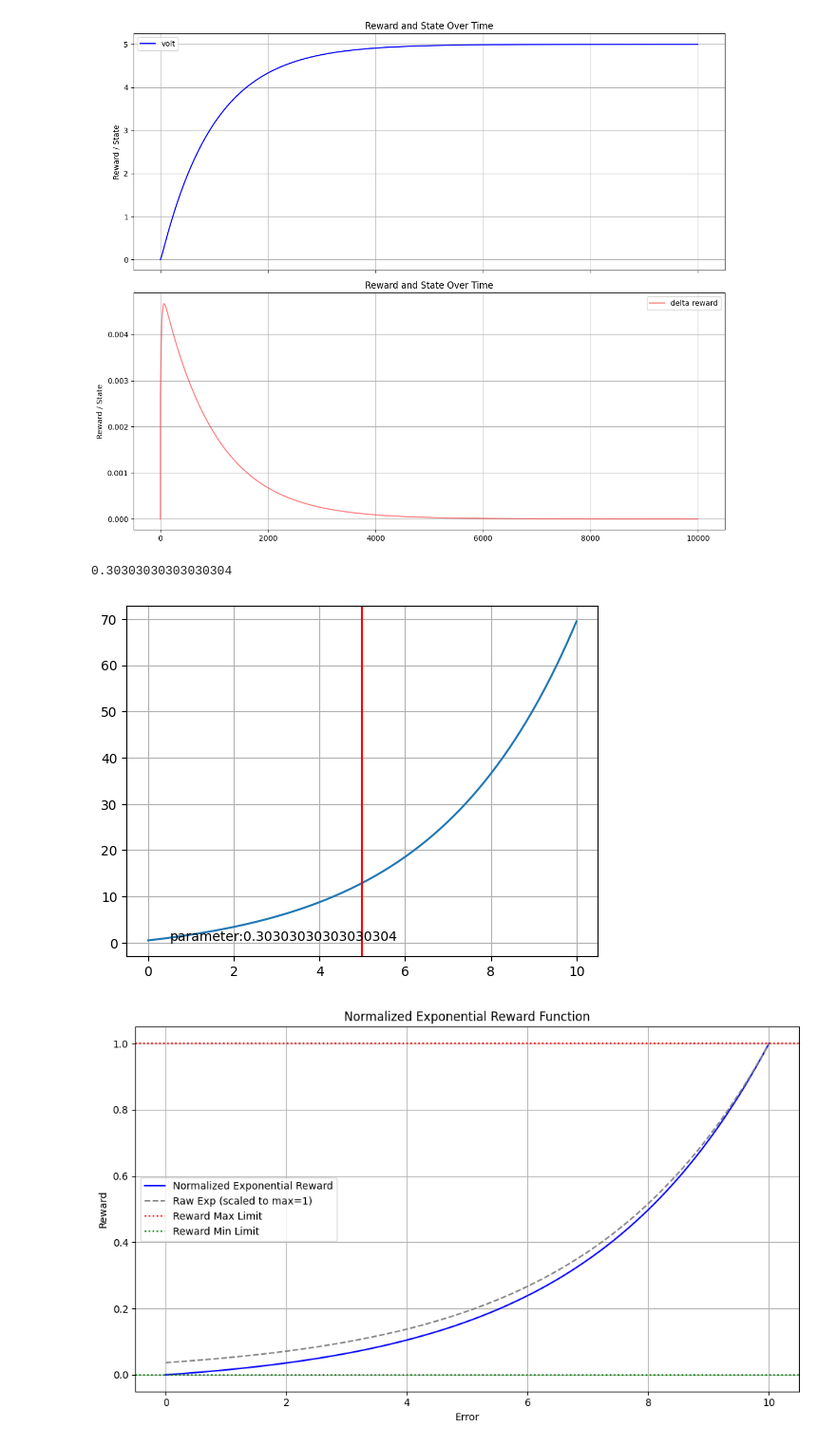
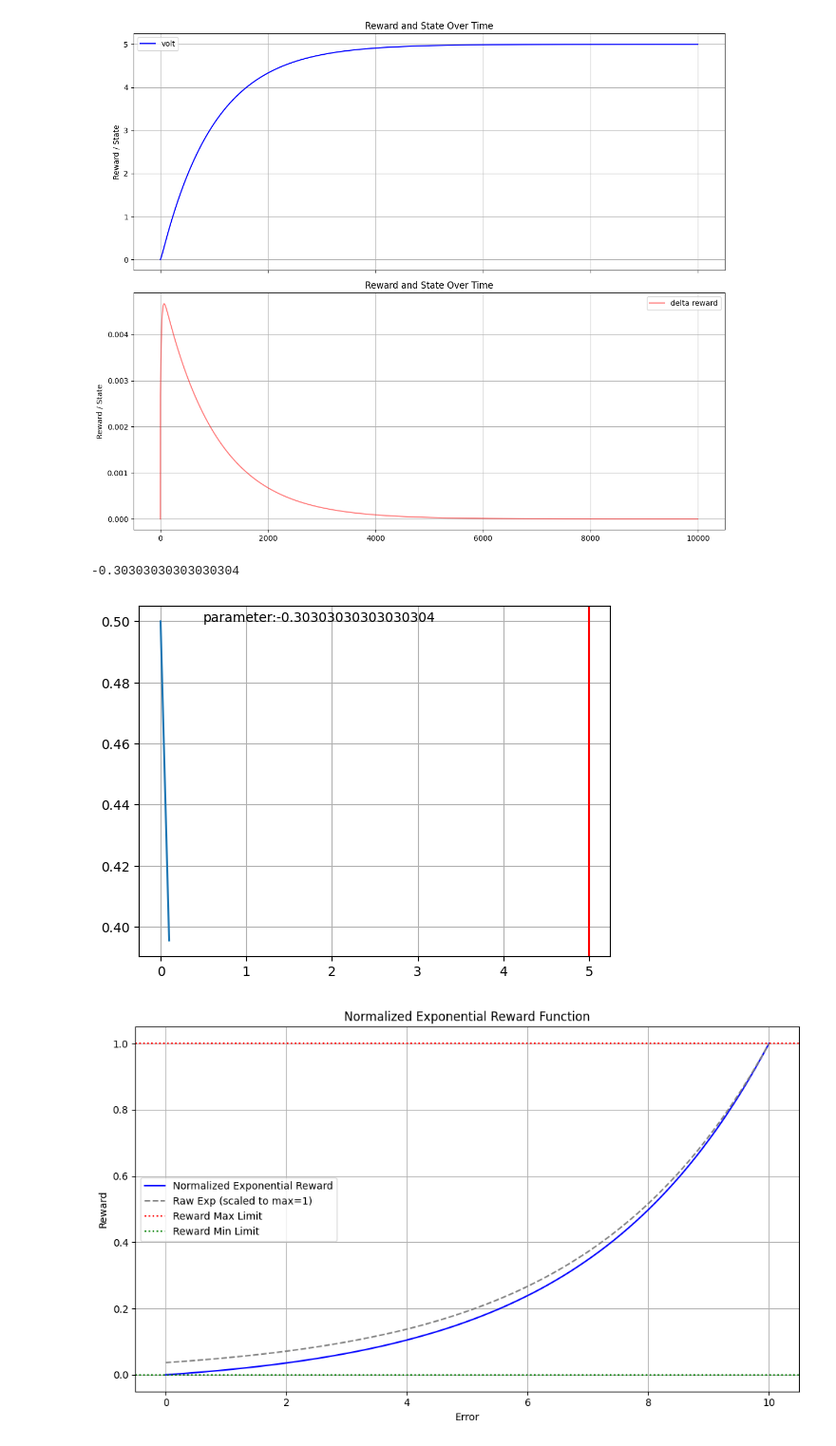
Before and after one commit to MizuSakura/AI_controller, a Jupyter notebook: monitor.ipynb, the cells around one changed output. Shown: that part at 95% size. Drawn from its saved outputs; the diff is of its cells as text; code cells hidden in the pictures.

```diff
--- a/monitor.ipynb
+++ b/monitor.ipynb
@@ -288,27 +288,27 @@ plt.show()
 # %%
 import numpy as np
 import matplotlib.pyplot as plt
 
 Max_error = 10
-parameter = Max_error / (0.33 * Max_error**2)
+parameter = Max_error / (0.33 * -Max_error**2)
 print(parameter)
-error = np.linspace(0,Max_error,1000)
+error = np.linspace(0,0.1,1000)
 max = 0.5
 min = -3
 reward =(max - min) * np.exp((parameter)*(error)) + (min)
 p = error
 
 setpoint = 1
 state = 0.8
 erorr_user = 5
 plt.plot(p,reward)
 plt.axvline(erorr_user,color= 'r')
 plt.text(0.5,0.5,f"parameter:{parameter}")
 plt.grid()
 plt.show()
 # %% [output]
-0.30303030303030304
+-0.30303030303030304
-[figure, old version]
+[figure, new version]
 # %%
 import numpy as np
 import matplotlib.pyplot as plt
```
Also changed, not shown: parts of 1 cell of this notebook, 1 other file.
